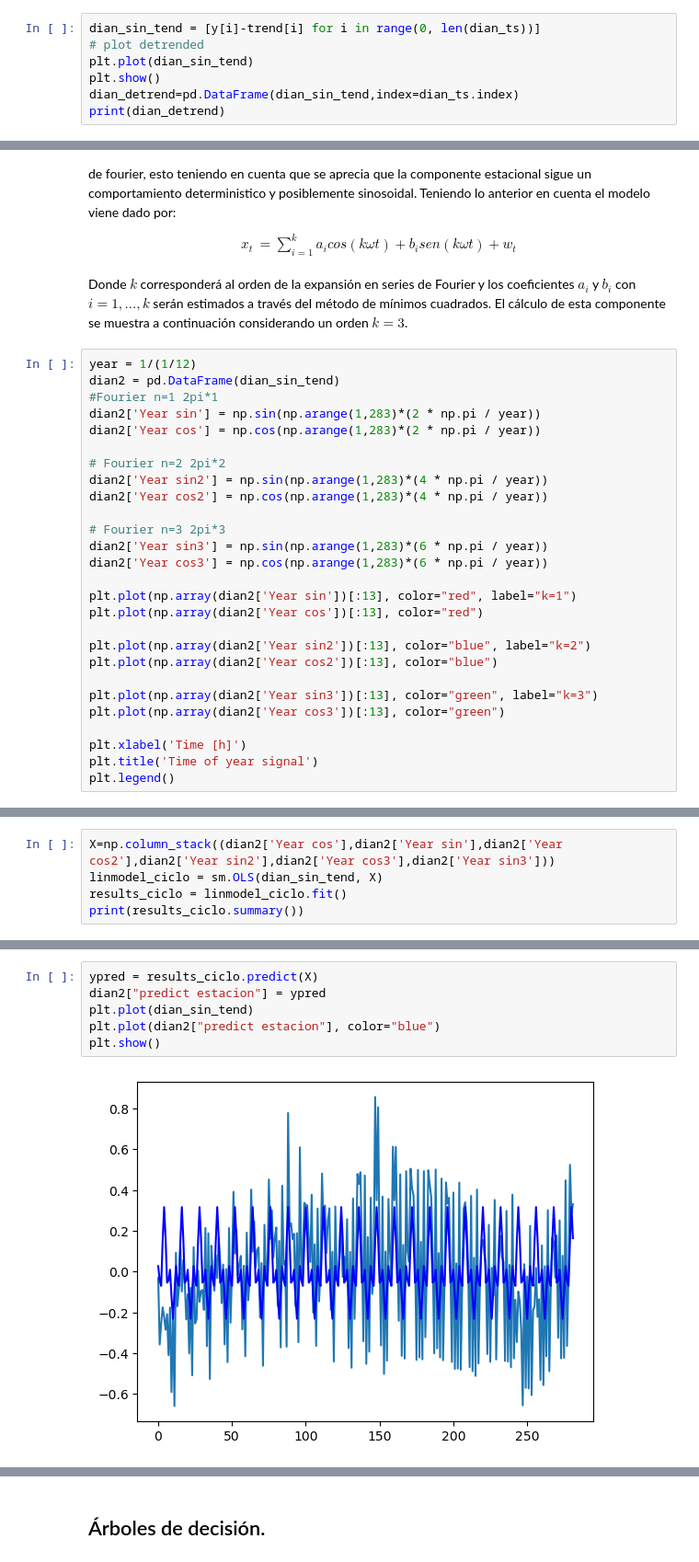
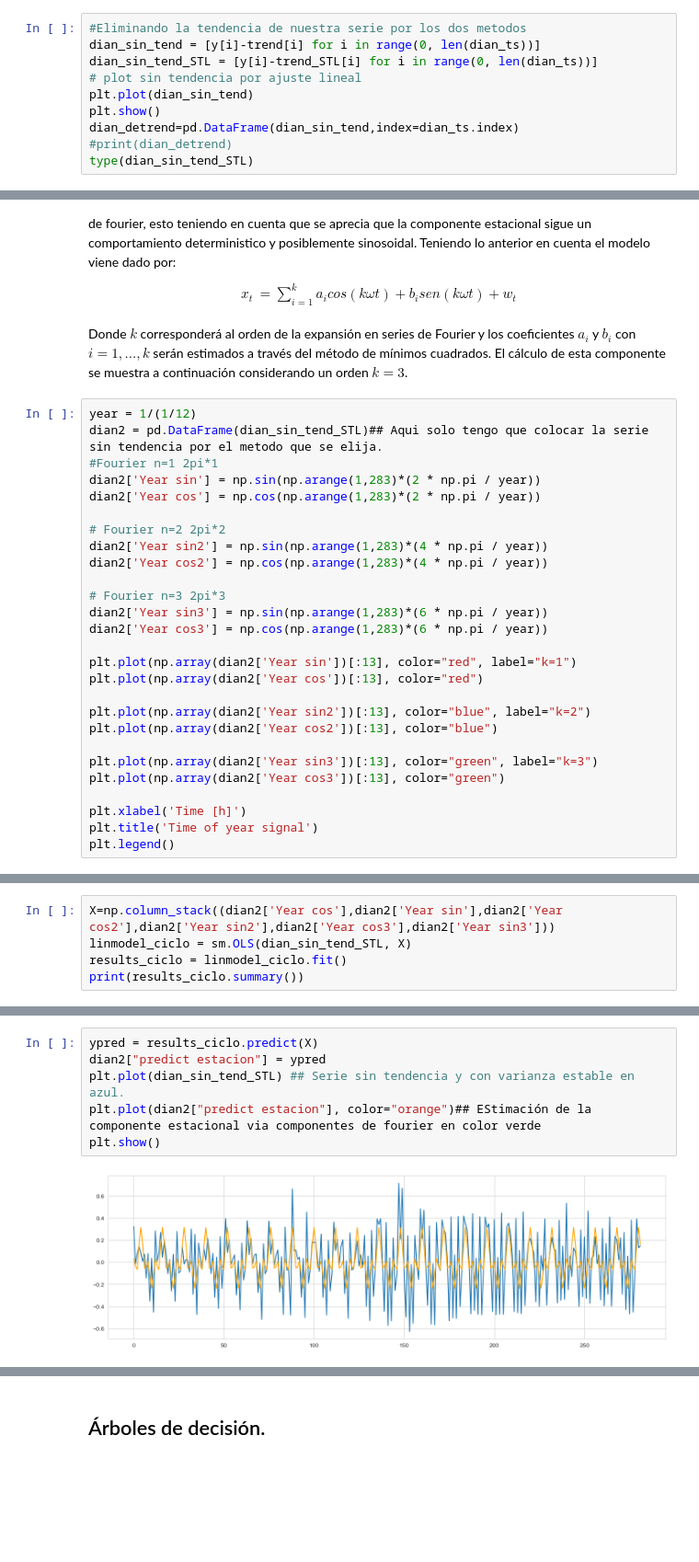
Before and after one commit to Juls5802/Series_de_tiempo, a Jupyter notebook: Arboles de decisión y estimacion de la estacionalidad..ipynb, the cells around one changed output, grey strips where cells are left out. Shown at 92% size. Saved outputs shown, nothing was run; the diff lists cells and outputs as text; blank space fills up the shorter version.

```diff
--- a/Arboles de decisión y estimacion de la estacionalidad..ipynb
+++ b/Arboles de decisión y estimacion de la estacionalidad..ipynb
@@ -131,9 +194,12 @@ model.intercept_
 -188.74810617026472
 # %%
+#Eliminando la tendencia de nuestra serie por los dos metodos
 dian_sin_tend = [y[i]-trend[i] for i in range(0, len(dian_ts))]
-# plot detrended
+dian_sin_tend_STL = [y[i]-trend_STL[i] for i in range(0, len(dian_ts))]
+# plot sin tendencia por ajuste lineal
 plt.plot(dian_sin_tend)
 plt.show()
 dian_detrend=pd.DataFrame(dian_sin_tend,index=dian_ts.index)
-print(dian_detrend)
+#print(dian_detrend)
+type(dian_sin_tend_STL)
 # %% [output]
@@ -164,7 +251,7 @@ x_t&=  ∑_{i=1}^k a_icos(k𝜔t)+b_isen(k𝜔t) + w_t \\
 Donde $k$ corresponderá al orden de la expansión en series de Fourier y los coeficientes $a_i$ y $b_i$ con $i=1,...,k$ serán estimados a través del método de mínimos cuadrados. El cálculo de esta componente se muestra a continuación considerando un orden $k=3$.
 # %%
 year = 1/(1/12)
-dian2 = pd.DataFrame(dian_sin_tend)
+dian2 = pd.DataFrame(dian_sin_tend_STL)## Aqui solo tengo que colocar la serie sin tendencia por el metodo que se elija.
 #Fourier n=1 2pi*1
 dian2['Year sin'] = np.sin(np.arange(1,283)*(2 * np.pi / year))
 dian2['Year cos'] = np.cos(np.arange(1,283)*(2 * np.pi / year))
@@ -195,6 +282,6 @@ plt.legend()
 # %%
 X=np.column_stack((dian2['Year cos'],dian2['Year sin'],dian2['Year cos2'],dian2['Year sin2'],dian2['Year cos3'],dian2['Year sin3']))
-linmodel_ciclo = sm.OLS(dian_sin_tend, X)
+linmodel_ciclo = sm.OLS(dian_sin_tend_STL, X)
 results_ciclo = linmodel_ciclo.fit()
 print(results_ciclo.summary())
 # %% [output]
@@ -218,8 +305,8 @@ Notes:
 # %%
 ypred = results_ciclo.predict(X)
 dian2["predict estacion"] = ypred
-plt.plot(dian_sin_tend)
-plt.plot(dian2["predict estacion"], color="blue")
+plt.plot(dian_sin_tend_STL) ## Serie sin tendencia y con varianza estable en azul.
+plt.plot(dian2["predict estacion"], color="orange")## EStimación de la componente estacional via componentes de fourier en color verde
 plt.show()
 # %% [output]
-[figure, old version]
+[figure, new version]
```
Also changed, not shown: parts of 155 cells of this notebook.
